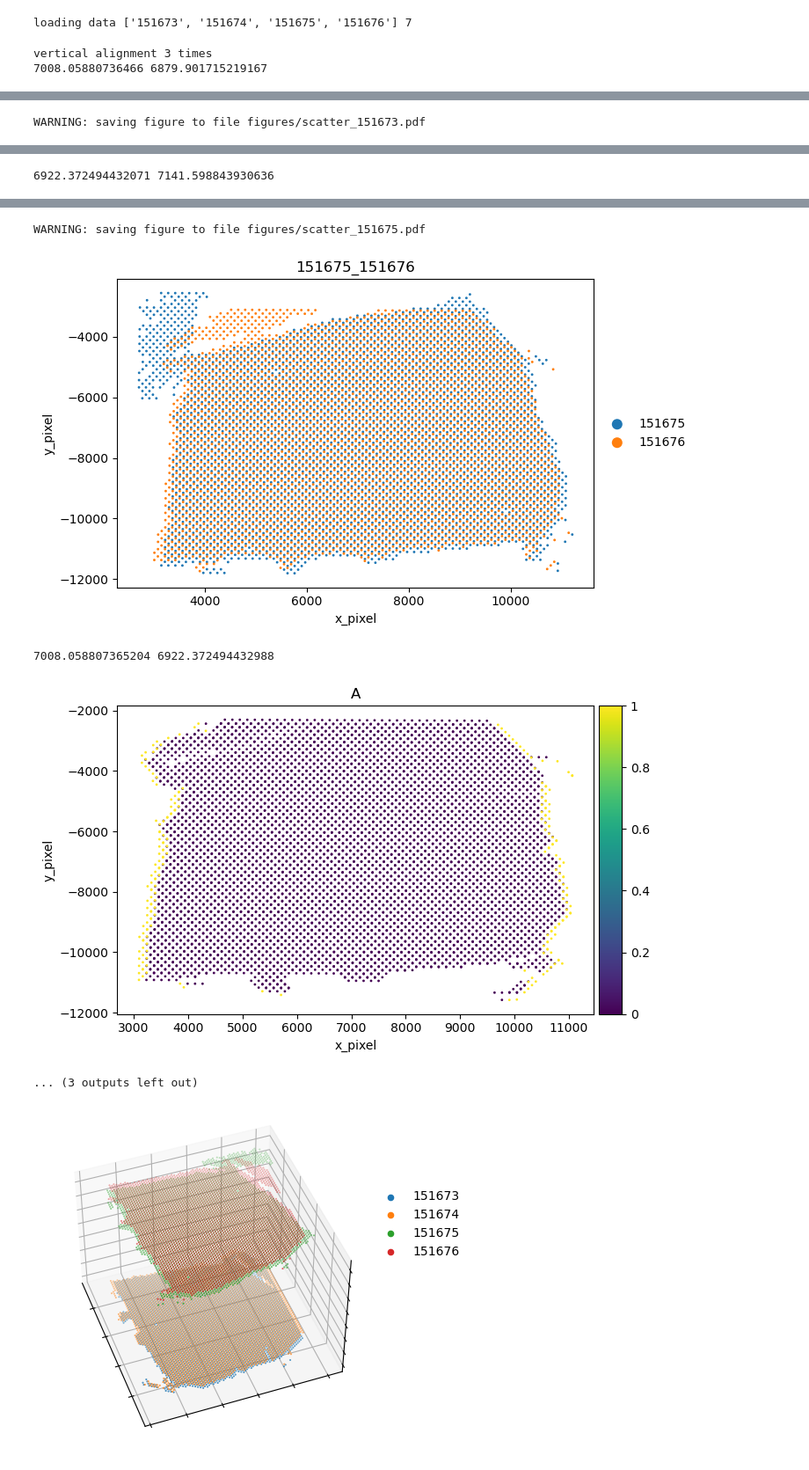
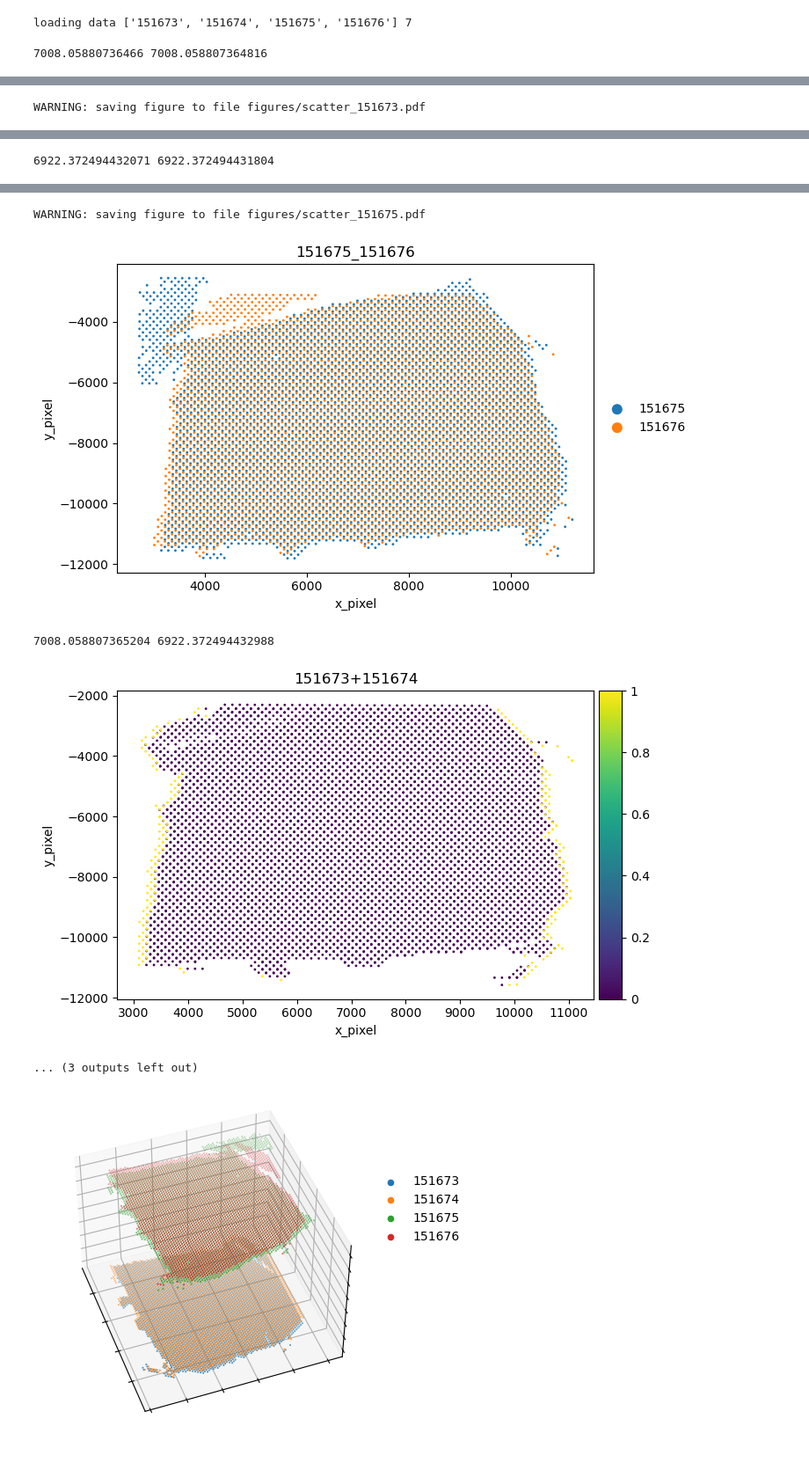
Before and after one commit to RuiGaolab/stGCL_Turorials, a Jupyter notebook: source/Tutorial 7_Vertical integration.ipynb, the cells around one changed output, grey strips where cells are left out. Shown at 88% size. Drawn from its saved outputs; the diff is of its cells as text; code cells hidden in the pictures.

```diff
--- a/source/Tutorial 7_Vertical integration.ipynb
+++ b/source/Tutorial 7_Vertical integration.ipynb
@@ -69,26 +69,26 @@ for section_id in dataset:
     adata.obs['ground_truth'] = adata.obs['ground_truth'].map(num_to_layer)
     list_adata.append(adata)
 # %%
-print("vertical alignment 3 times")
+%matplotlib inline
 adata12=vertical_alignment(list_adata[0],list_adata[1],z=distance_short,batch_categories=[dataset[0],dataset[1]],
                            batch_key="dataset_batch")
 adata34 = vertical_alignment(list_adata[2], list_adata[3], z=distance_short, batch_categories=[dataset[2], dataset[3]],
                              batch_key="dataset_batch")
-adata_all = vertical_alignment(adata12, adata34, z=distance_long, batch_categories=["A", "B"], batch_key="double_dataset_batch")
+adata_all = vertical_alignment(adata12, adata34, z=distance_long, batch_categories=[dataset[0]+"+"+dataset[1],
+                                    dataset[2]+"+"+dataset[3]], batch_key="double_dataset_batch")
 # %% [output]
-vertical alignment 3 times
-7008.05880736466 6879.901715219167
+7008.05880736466 7008.058807364816
 [figure]
 [figure]
 WARNING: saving figure to file figures/scatter_151673.pdf
 [figure]
-6922.372494432071 7141.598843930636
+6922.372494432071 6922.372494431804
 [figure]
 [figure]
 WARNING: saving figure to file figures/scatter_151675.pdf
 [figure]
 7008.058807365204 6922.372494432988
-[figure, old version]
+[figure, new version]
 ... (3 outputs left out)
 # %%
 section_colors = ['#02899A', '#0E994D', '#86C049', '#FBB21F', '#F48022', '#DA5326', '#BA3326']
```
Also changed, not shown: parts of 7 cells of this notebook, 7 other files.
